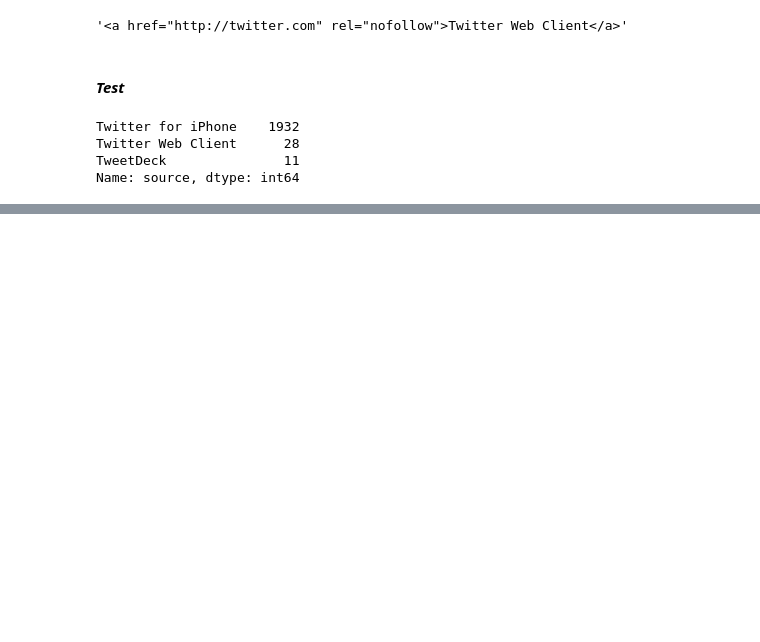
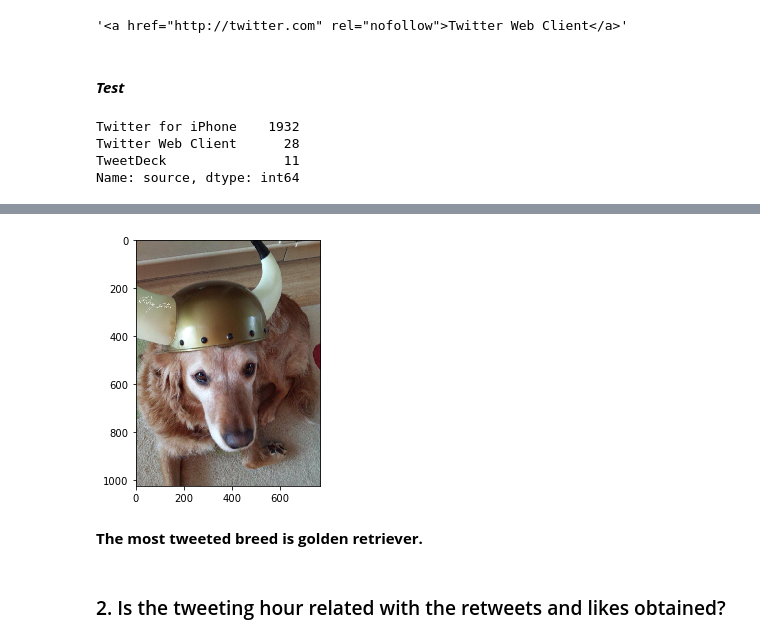
Before and after one commit to MarcCampmanyGar/They-re_good-dogs-Brent, a Jupyter notebook: wrangle_act.ipynb, the cells around one changed output, grey strips where cells are left out. Drawn from its saved outputs; the diff is of its cells as text; code cells hidden in the pictures; blank space fills up the shorter version.

```diff
--- a/wrangle_act.ipynb
+++ b/wrangle_act.ipynb
@@ -926,0 +1174,9 @@ Missing information as "tw_archive" file has 2356 rows and this one 2075. Nothin
+# %%
+io.imshow(io.imread('https://pbs.twimg.com/media/CgsA5eFWgAAu0qn.jpg'))
+io.show()
+# %% [output]
+[figure, added]
+# %% [markdown]
+**The most tweeted breed is golden retriever.**
+# %% [markdown]
+### 2. Is the tweeting hour related with the retweets and likes obtained?
```
Also changed, not shown: parts of 70 cells of this notebook, 2 other files.
